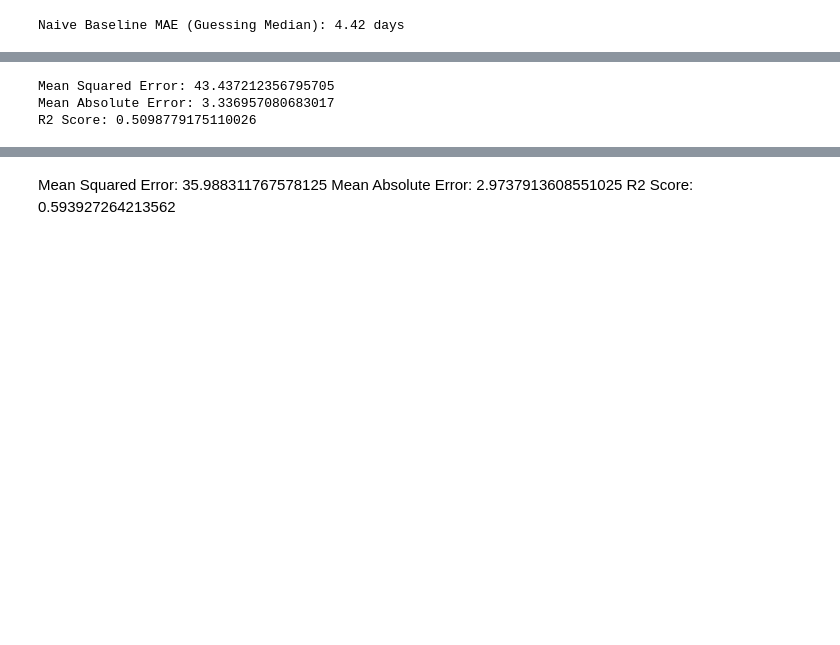
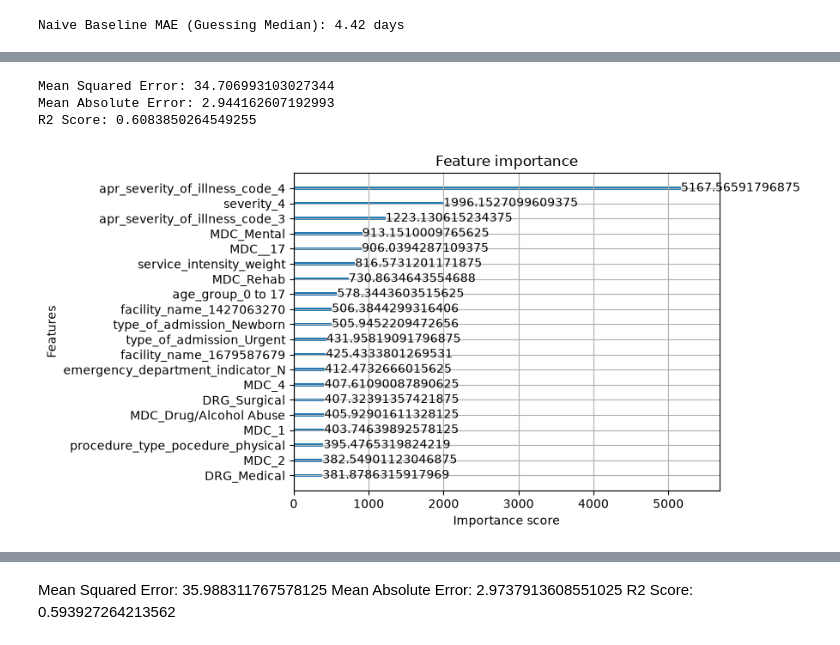
Before and after one commit to apoorvtripathi1999/length-of-stay-prediction-using-icp-codes, a Jupyter notebook: experiments.ipynb, the cells around one changed output, grey strips where cells are left out. Drawn from its saved outputs; the diff is of its cells as text; code cells hidden in the pictures; blank space fills up the shorter version.

Commit message:
added model tracking

```diff
--- a/experiments.ipynb
+++ b/experiments.ipynb
@@ -1,7 +1,9 @@
 # %%
+from pathlib import Path
+
 import pandas as pd
 import numpy as np
-from sklearn.model_selection import train_test_split
+from sklearn.model_selection import train_test_split, cross_val_score
 from sklearn.linear_model import LinearRegression
 from sklearn.metrics import mean_absolute_error, mean_squared_error, r2_score
 import mlflow
@@ -12,3 +14,7 @@ from sklearn.metrics import confusion_matrix
 import xgboost as xgb
 from sklearn.preprocessing import LabelEncoder
 from sklearn.metrics import classification_report, confusion_matrix
+
+tracking_db = (Path.cwd() / "mlflow.db").resolve()
+mlflow.set_tracking_uri(f"sqlite:///{tracking_db}")
+print(f"MLflow tracking database: {tracking_db}")
@@ -64,25 +102,36 @@ y_pred = rf.predict(x_test)
-# %%
-mae = mean_absolute_error(y_test,y_pred)
-mse = mean_squared_error(y_test,y_pred)
-r2 = r2_score(y_test,y_pred)
-
-print(f'Mean Squared Error: {mse}')
-print(f'Mean Absolute Error: {mae}')
-print(f'R2 Score: {r2}')
-# %% [output]
-Mean Squared Error: 43.437212356795705
-Mean Absolute Error: 3.336957080683017
-R2 Score: 0.5098779175110026
 # %%
+
 mlflow.set_experiment("XGBoost Regressor")
-mlflow.sklearn.autolog()
-model = xgb.XGBRegressor(
-n_estimators=1000,
-random_state=42,
-learning_rate=0.20,
-max_depth=8,
-gamma=1,
-alpha=1,
-)
-model.fit(x_train, y_train)
-y_pred = model.predict(x_test)
+params = {
+    "n_estimators": 1000,
+    "random_state": 42,
+    "learning_rate": 0.20,
+    "max_depth": 8,
+    "gamma": 1,
+    "alpha": 1,
+    }
+with mlflow.start_run():
+    mlflow.log_params(params)
+    model = xgb.XGBRegressor(**params)
+    model.fit(x_train, y_train)
+    mlflow.sklearn.log_model(model, "XGBoost Regressor", skops_trusted_types=["xgboost.sklearn.XGBRegressor", "xgboost.core.Booster"])
+
+
+    y_pred = model.predict(x_test)
+
+    mae = mean_absolute_error(y_test,y_pred)
+    mse = mean_squared_error(y_test,y_pred)
+    r2 = r2_score(y_test,y_pred)
+    mlflow.log_metric("Mean Absolute Error", mae)
+    mlflow.log_metric("Mean Squared Error", mse)
+    mlflow.log_metric("R2 Score", r2)
+
+    importance = xgb.plot_importance(model, importance_type='gain', max_num_features=20)
+    mlflow.log_figure(importance.figure, "Feature-Importnce-Plot.png")
+
+mlflow.end_run()
+
+print(f'Mean Squared Error: {mse}')
+print(f'Mean Absolute Error: {mae}')
+print(f'R2 Score: {r2}')
+# %% [output]
@@ -88,0 +140,4 @@ y_pred = model.predict(x_test)
+Mean Squared Error: 34.706993103027344
+Mean Absolute Error: 2.944162607192993
+R2 Score: 0.6083850264549255
+[figure, added]
```
Also changed, not shown: parts of 17 cells of this notebook, 5 other files.
